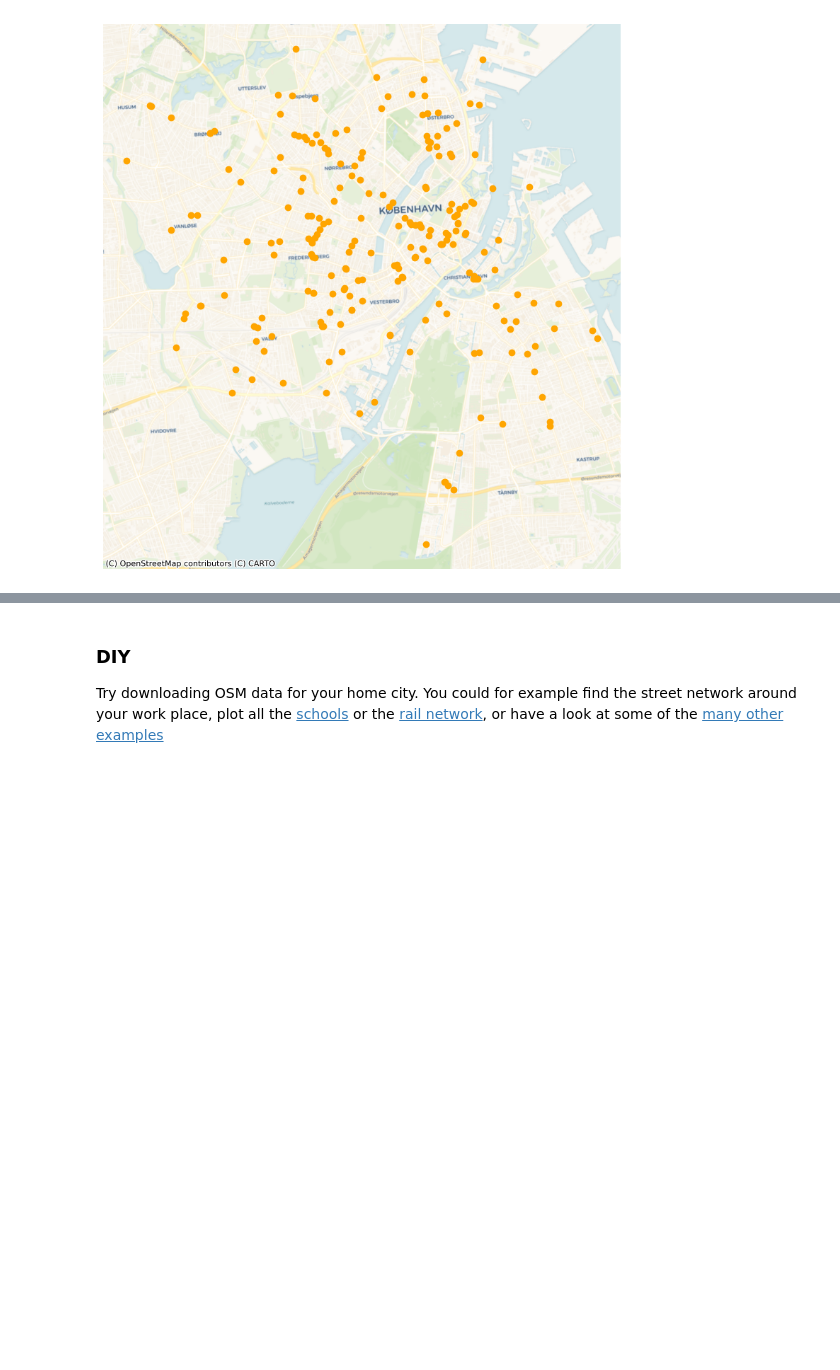
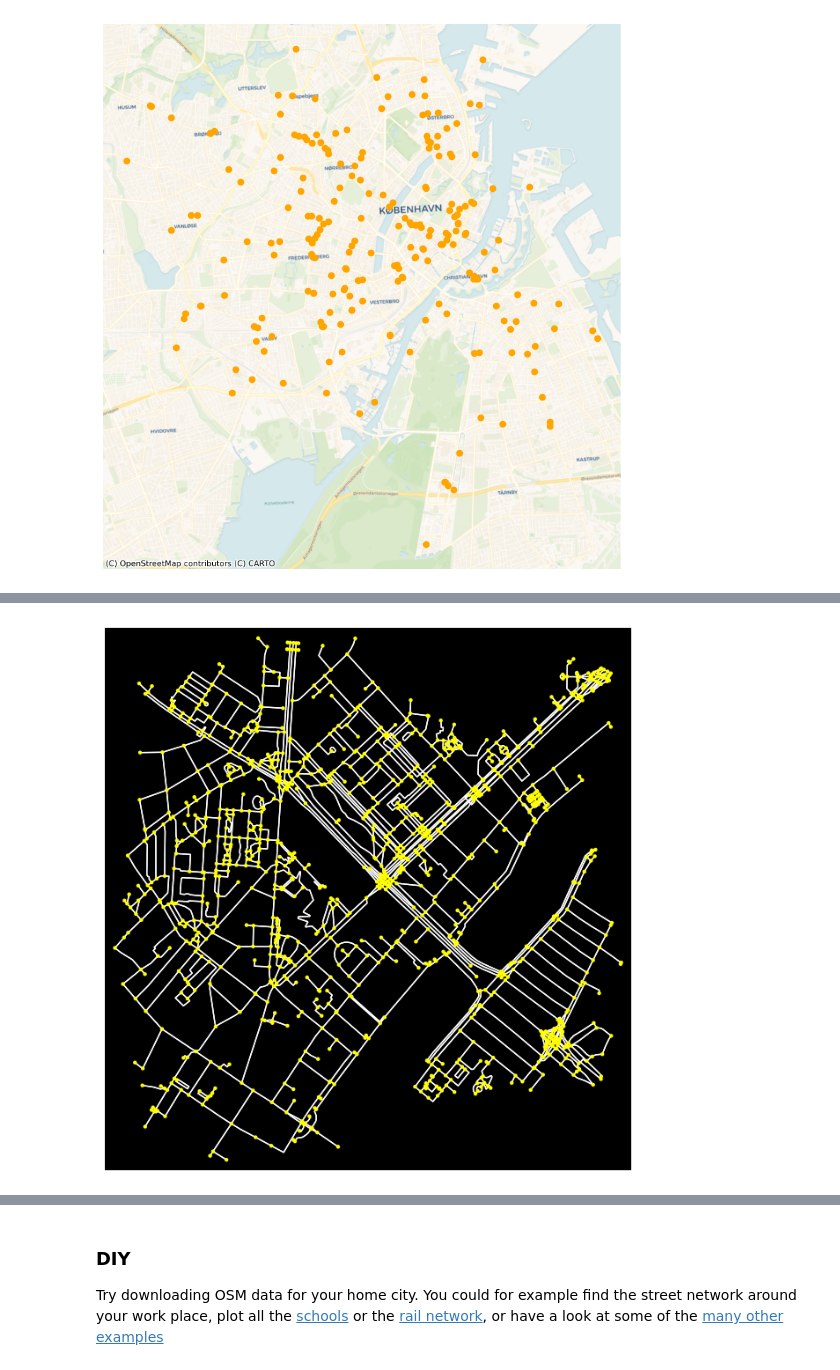
Before and after one commit to NERDSITU/gdstutorial, a Jupyter notebook: OSM/openstreetmap.ipynb, the cells around one changed output, grey strips where cells are left out. Cells and saved outputs as stored; diff of their text form; code cells hidden in the pictures; blank space fills up the shorter version.

```diff
--- a/OSM/openstreetmap.ipynb
+++ b/OSM/openstreetmap.ipynb
@@ -155,0 +157,7 @@ ox.plot_graph(G2, node_color="r");
+# %%
+location_point = (55.693282, 12.565123) # The coordinates of the conference building in the CRS used by OSM (EPSG:4326). Notice that the coordinates must be passed as lat, long (y,x)
+
+G1 = ox.graph_from_point(location_point, dist=1000, dist_type="network", network_type="walk") # Get graph within 1000 walking network distance of the conference building
+ox.plot_graph(G1, node_color="yellow",bgcolor="black",edge_color="white", node_size=10);
+# %% [output]
+[figure, added]
```
Also changed, not shown: parts of 23 cells of this notebook.
